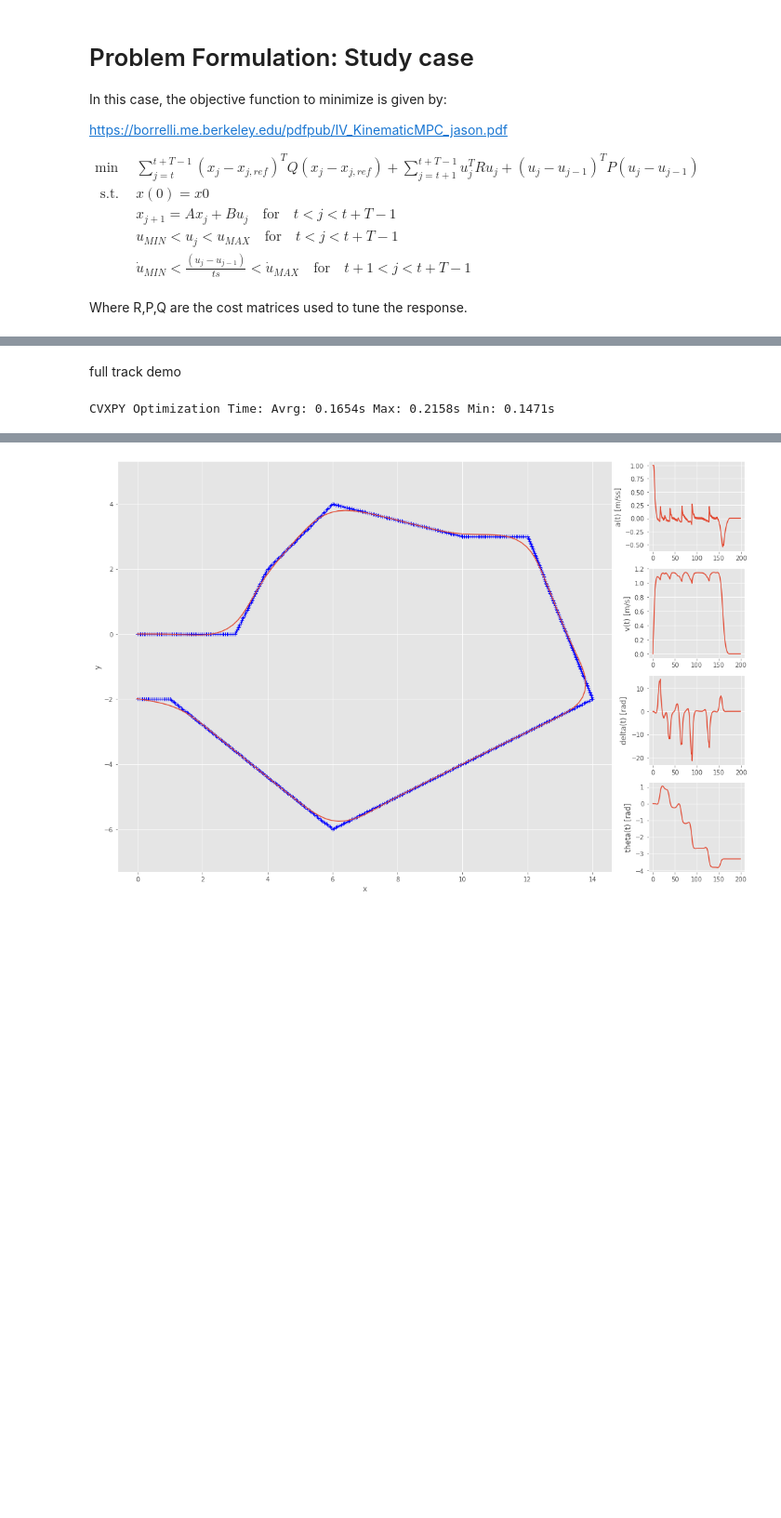
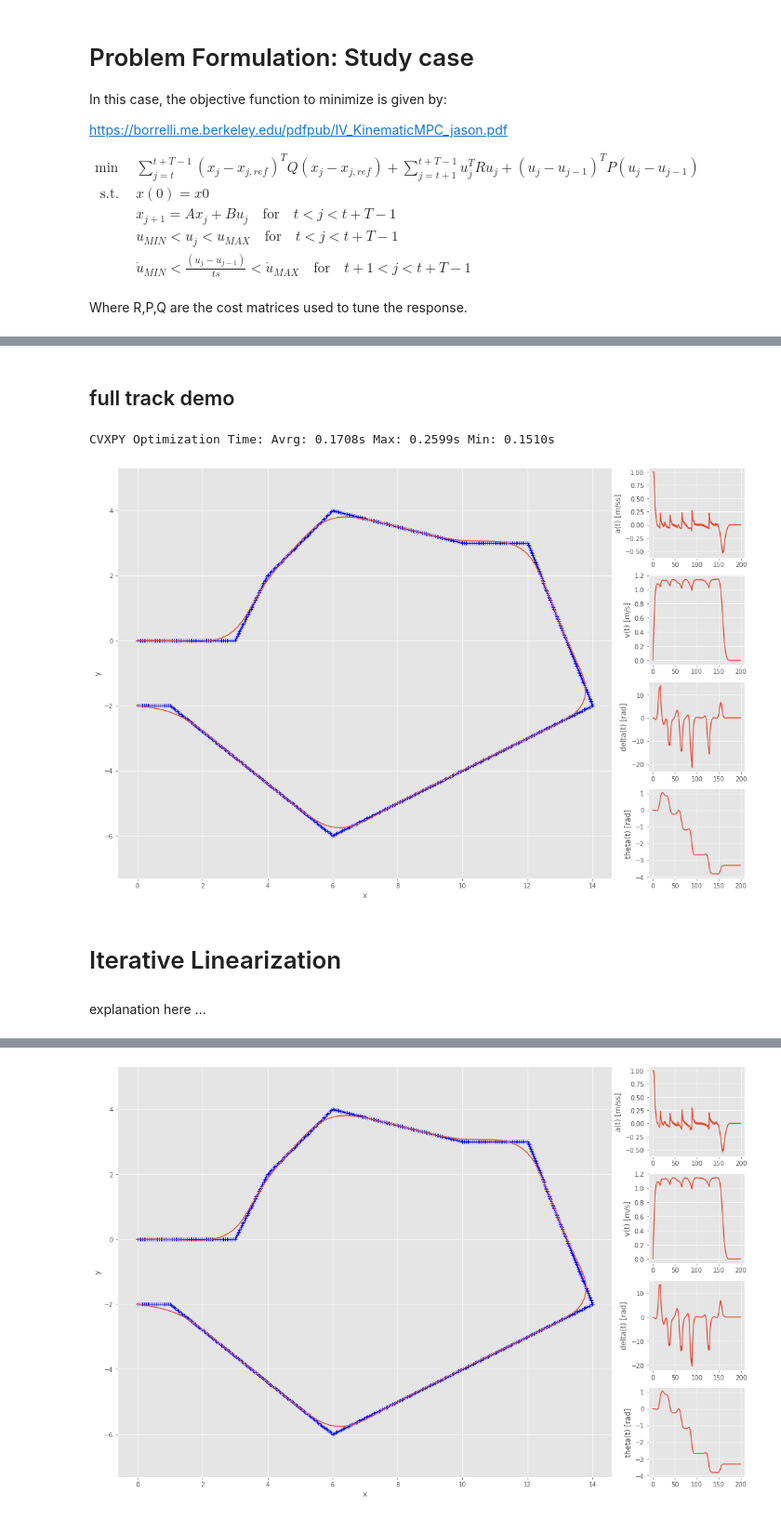
Before and after one commit to mcarfagno/mpc_python, a Jupyter notebook: notebooks/MPC_racecar_tracking.ipynb, the cells around one changed output, grey strips where cells are left out. Shown at 93% size. Saved outputs shown, nothing was run; the diff lists cells and outputs as text; code cells hidden in the pictures; blank space fills up the shorter version.

Commit message:
checking out iterative linearization from PythonRobotics

```diff
--- a/notebooks/MPC_racecar_tracking.ipynb
+++ b/notebooks/MPC_racecar_tracking.ipynb
@@ -554,6 +554,9 @@ for t in range(T):
     A,B,C = get_linear_model(x_bar[:,t], u_bar[:,t])
     constr += [x[:,t+1] == A@x[:,t] + B@u[:,t] + C.flatten()]
 
+#Final Point tracking
+cost += cp.quad_form(x[:, T] - x_ref[:, T], Qf)
+
 # sums problem objectives and concatenates constraints.
 constr += [x[:,0] == x_bar[:,0]]           #starting condition
 constr += [x[2,:] <= MAX_SPEED]           #max speed
@@ -628,5 +631,5 @@ plt.show()
 # %% [markdown]
-full track demo
+## full track demo
 # %%
 track = compute_path_from_wp([0,3,4,6,10,12,14,6,1,0],
                              [0,0,2,4,3,3,-2,-6,-2,-2],0.05)
@@ -684,7 +687,7 @@ for sim_time in range(sim_duration-1):
 
     # Cost Matrices
     Q = np.diag([20,20,10,0]) #state error cost
-    Qf = np.diag([10,10,10,10]) #state final error cost
+    Qf = np.diag([30,30,30,0]) #state final error cost
     R = np.diag([10,10])       #input cost
     R_ = np.diag([10,10])      #input rate of change cost
 
@@ -709,6 +712,9 @@ for sim_time in range(sim_duration-1):
         # Kinrmatics Constrains (Linearized model)
         A,B,C = get_linear_model(x_bar[:,t], u_bar[:,t])
         constr += [x[:,t+1] == A@x[:,t] + B@u[:,t] + C.flatten()]
+
+    #Final Point tracking
+    cost += cp.quad_form(x[:, T] - x_ref[:, T], Qf)
 
     # sums problem objectives and concatenates constraints.
     constr += [x[:,0] == x_bar[:,0]]           #starting condition
@@ -741,4 +747,41 @@ print("CVXPY Optimization Time: Avrg: {:.4f}s Max: {:.4f}s Min: {:.4f}s".format(
                                                                                 np.max(opt_time),
                                                                                 np.min(opt_time)))
 # %% [output]
-CVXPY Optimization Time: Avrg: 0.1654s Max: 0.2158s Min: 0.1471s
+CVXPY Optimization Time: Avrg: 0.1708s Max: 0.2599s Min: 0.1510s
+# %%
+#plot trajectory
+grid = plt.GridSpec(4, 5)
+
+plt.figure(figsize=(15,10))
+
+plt.subplot(grid[0:4, 0:4])
+plt.plot(track[0,:],track[1,:],"b+")
+plt.plot(x_sim[0,:],x_sim[1,:])
+plt.axis("equal")
+plt.ylabel('y')
+plt.xlabel('x')
+
+plt.subplot(grid[0, 4])
+plt.plot(u_sim[0,:])
+plt.ylabel('a(t) [m/ss]')
+
+plt.subplot(grid[1, 4])
+plt.plot(x_sim[2,:])
+plt.ylabel('v(t) [m/s]')
+
+plt.subplot(grid[2, 4])
+plt.plot(np.degrees(u_sim[1,:]))
+plt.ylabel('delta(t) [rad]')
+
+plt.subplot(grid[3, 4])
+plt.plot(x_sim[3,:])
+plt.ylabel('theta(t) [rad]')
+
+plt.tight_layout()
+plt.show()
+# %% [output]
+[figure, added]
+# %% [markdown]
+# Iterative Linearization
+# %% [markdown]
+explanation here ...
```
Also changed, not shown: parts of 5 cells of this notebook, 1 other file.
